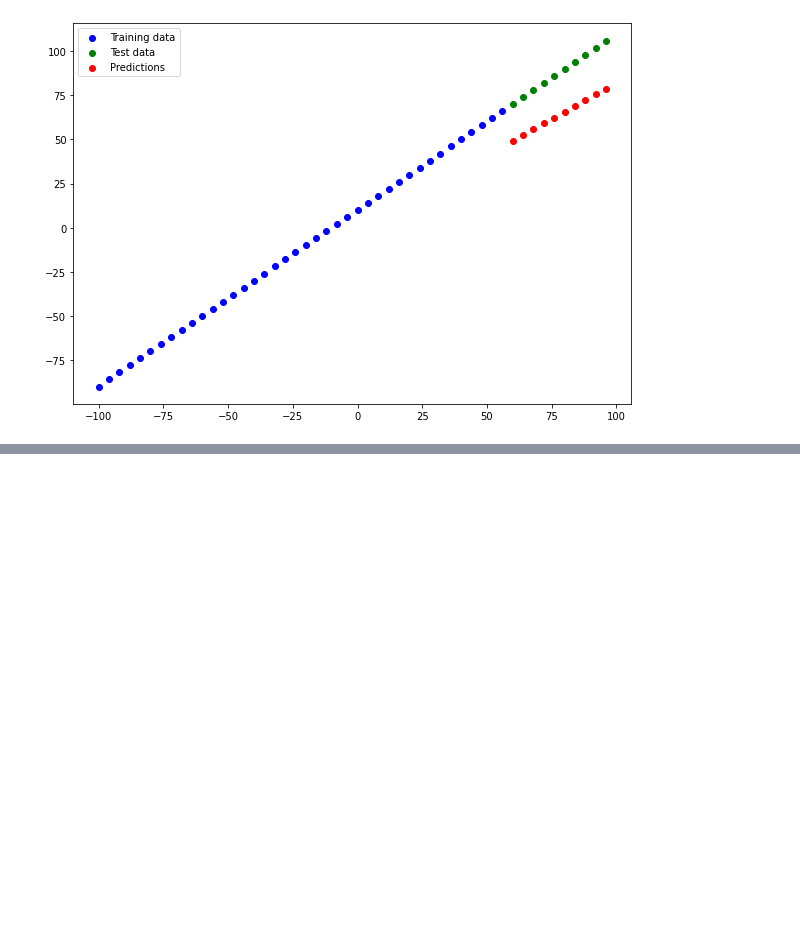
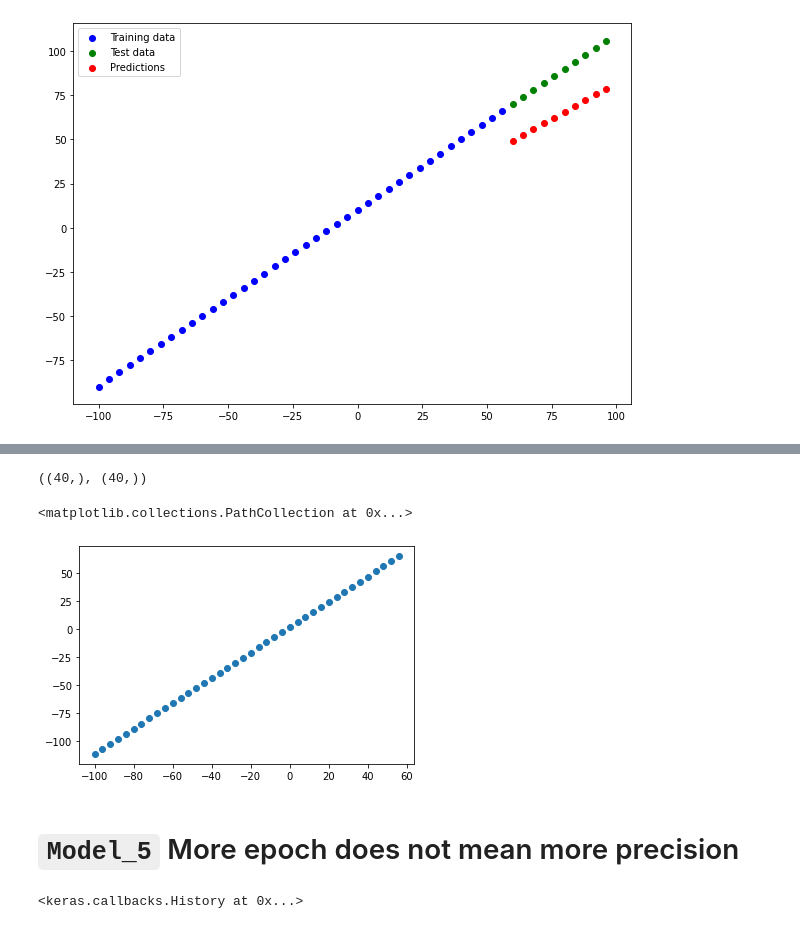
Before and after one commit to milioe/Moravec, a Jupyter notebook: 1_RegresionDamian.ipynb, the cells around one changed output, grey strips where cells are left out. Saved outputs shown, nothing was run; the diff lists cells and outputs as text; code cells hidden in the pictures; blank space fills up the shorter version.

```diff
--- a/1_RegresionDamian.ipynb
+++ b/1_RegresionDamian.ipynb
@@ -325,0 +408,38 @@ plot_prediction(X_train,
+# %%
+full = []
+
+for i in range(-100, 60, 4):
+  pred = model_4.predict([i])
+  full.append(pred)
+# %%
+full = np.squeeze(full)
+# %%
+X_train.shape, np.shape(full)
+# %% [output]
+((40,), (40,))
+# %%
+plt.scatter(X_train, full)
+# %% [output]
+<matplotlib.collections.PathCollection at 0x...>
+[figure, added]
+# %% [markdown]
+# `Model_5` More epoch does not mean more precision
+# %%
+# Set random seed
+tf.random.set_seed(42)
+
+# 1. Create a model
+model_5 = tf.keras.Sequential([
+  tf.keras.layers.Dense(1),
+  tf.keras.layers.Dense(1)
+])
+
+# 2. Compile model
+model_5.compile(loss=tf.keras.losses.mae,
+                optimizer=tf.keras.optimizers.SGD(),
+                metrics=["mae"])
+
+# 3. fit the model
+model_5.fit(tf.expand_dims(X_train, axis=-1), y_train, epochs=500, verbose=0)
+# %% [output]
+<keras.callbacks.History at 0x...>
```
Also changed, not shown: parts of 36 cells of this notebook.
